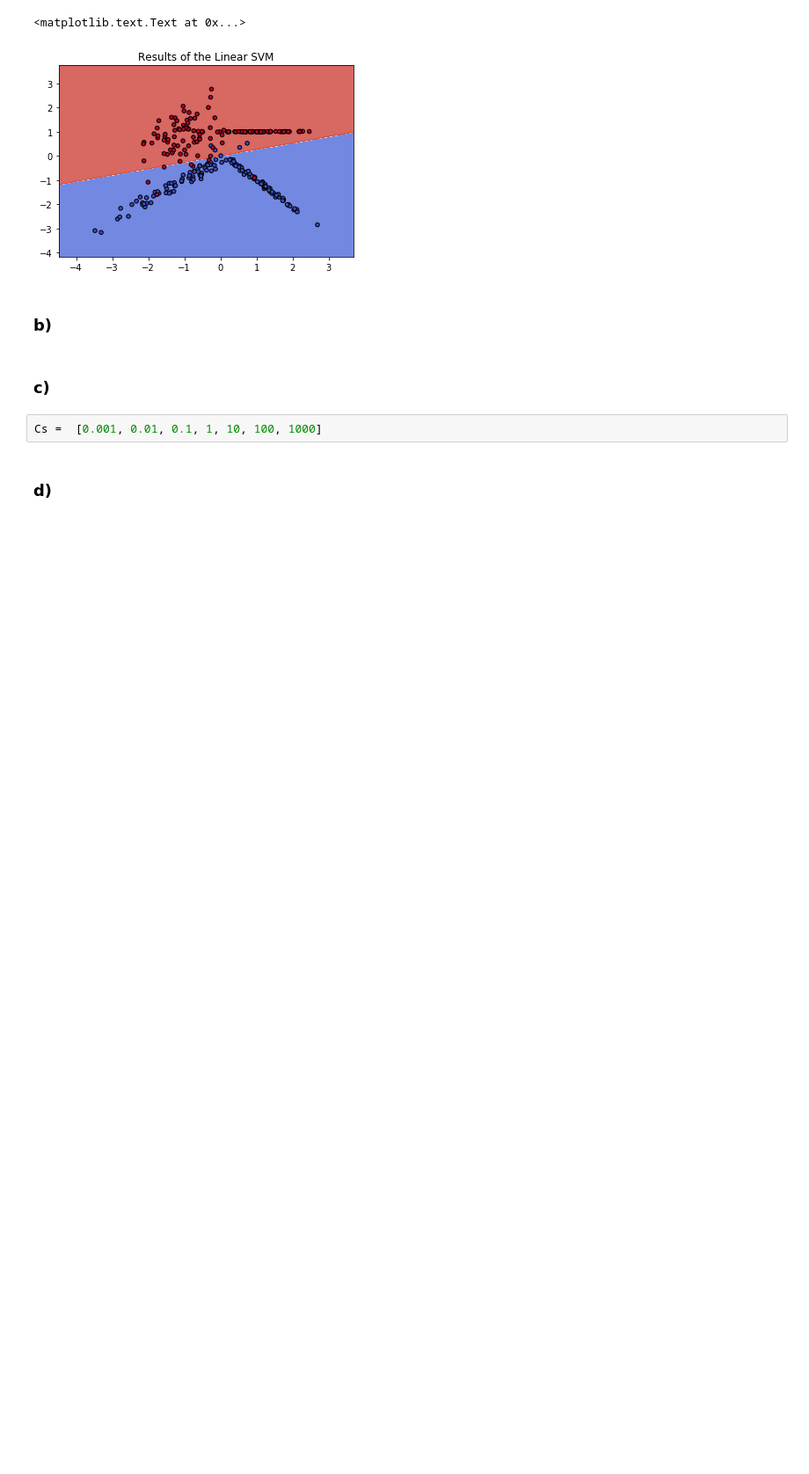
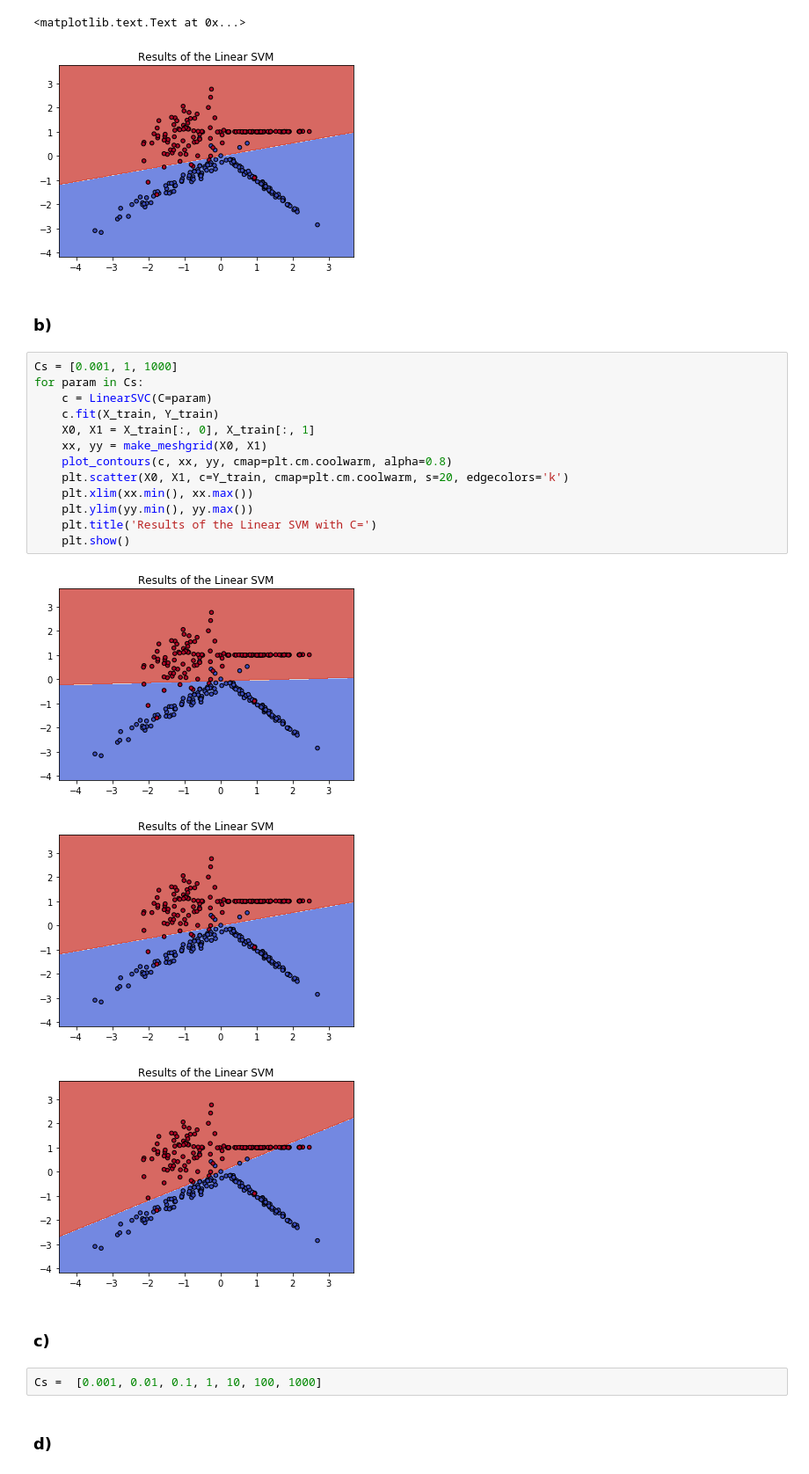
Before and after one commit to florence27/ml-algo-theory, a Jupyter notebook: solutions/uebung05/assignment05.ipynb, the cells around one changed output. Shown at 88% size. Cells and saved outputs as stored; diff of their text form; blank space fills up the shorter version.

```diff
--- a/solutions/uebung05/assignment05.ipynb
+++ b/solutions/uebung05/assignment05.ipynb
@@ -174,6 +174,23 @@ plt.title('Results of the Linear SVM')
 [figure]
 # %% [markdown]
 ### b)
+# %%
+Cs = [0.001, 1, 1000]
+for param in Cs:
+    c = LinearSVC(C=param)
+    c.fit(X_train, Y_train)
+    X0, X1 = X_train[:, 0], X_train[:, 1]
+    xx, yy = make_meshgrid(X0, X1)
+    plot_contours(c, xx, yy, cmap=plt.cm.coolwarm, alpha=0.8)
+    plt.scatter(X0, X1, c=Y_train, cmap=plt.cm.coolwarm, s=20, edgecolors='k')
+    plt.xlim(xx.min(), xx.max())
+    plt.ylim(yy.min(), yy.max())
+    plt.title('Results of the Linear SVM with C=')
+    plt.show()
+# %% [output]
+[figure, added]
+[figure, added]
+[figure, added]
 # %% [markdown]
 ### c)
 # %%
```
